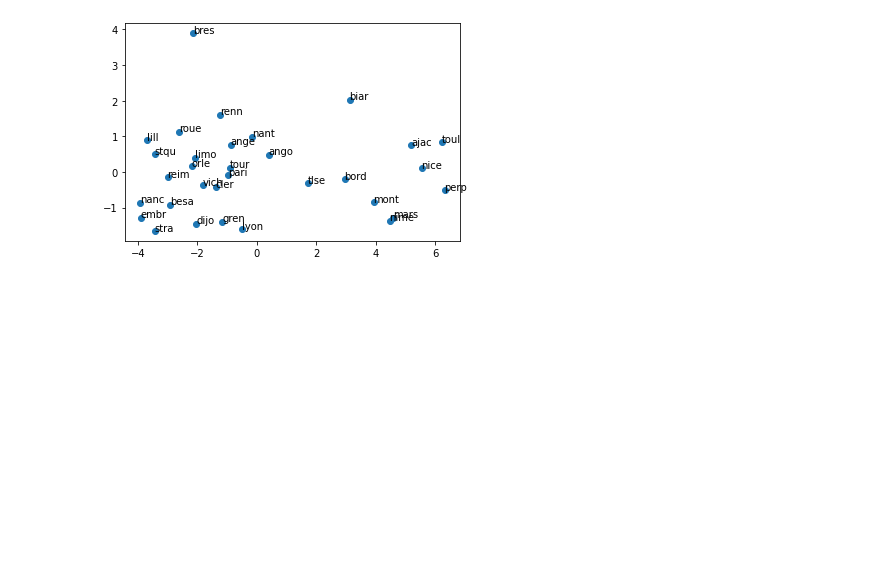
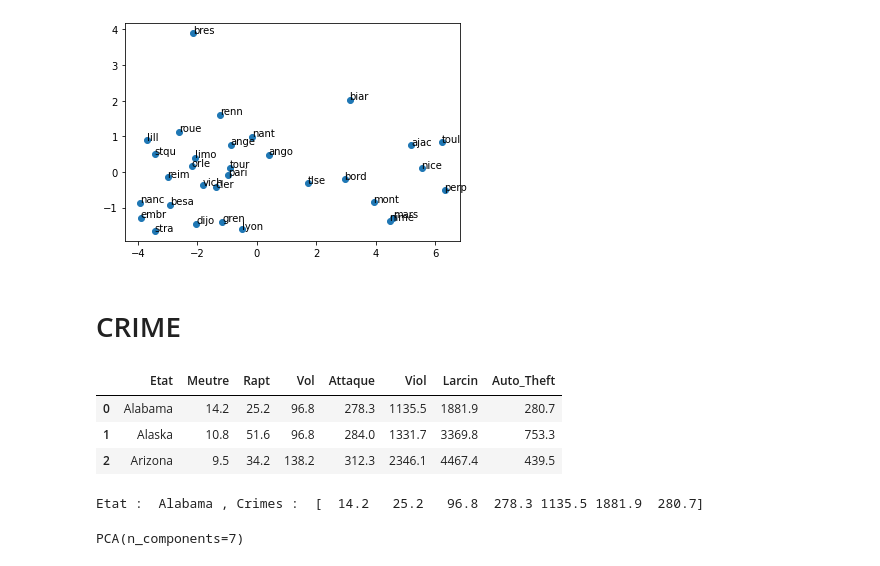
Before and after one commit to Kcrach/TP1_TA, a Jupyter notebook: TP-ANS/NoteBook_GUILLOTIN_ALCARAZ.ipynb, the cells around one changed output. Cells and saved outputs as stored; diff of their text form; code cells hidden in the pictures; blank space fills up the shorter version.

```diff
--- a/TP-ANS/NoteBook_GUILLOTIN_ALCARAZ.ipynb
+++ b/TP-ANS/NoteBook_GUILLOTIN_ALCARAZ.ipynb
@@ -84,3 +84,5 @@ for label, x, y in zip(labels, X_pca[:, 0], X_pca[:, 1]):
 plt.show()
 # %% [output]
 [figure]
+# %% [markdown]
+# CRIME
@@ -86,0 +97,15 @@ plt.show()
+# %%
+crimes = pd.read_csv('./crimes.csv', sep=';', header=0)
+# %%
+crimes.head(3)
+# %% [output]
+|  | Etat | Meutre | Rapt | Vol | Attaque | Viol | Larcin | Auto_Theft |
+| 0 | Alabama | 14.2 | 25.2 | 96.8 | 278.3 | 1135.5 | 1881.9 | 280.7 |
+| 1 | Alaska | 10.8 | 51.6 | 96.8 | 284.0 | 1331.7 | 3369.8 | 753.3 |
+| 2 | Arizona | 9.5 | 34.2 | 138.2 | 312.3 | 2346.1 | 4467.4 | 439.5 |
+# %%
+x = crimes.iloc[:, 1:8].values
+labels = crimes.iloc[:, 0].values
+print("Etat : ", labels[0], ", Crimes : ", x[0])
+# %% [output]
+Etat :  Alabama , Crimes :  [  14.2   25.2   96.8  278.3 1135.5 1881.9  280.7]
@@ -86,0 +121,5 @@ plt.show()
+# %%
+pca = PCA(n_components=7)
+pca.fit(Xnorm)
+# %% [output]
+PCA(n_components=7)
```
Also changed, not shown: parts of 30 cells of this notebook.
